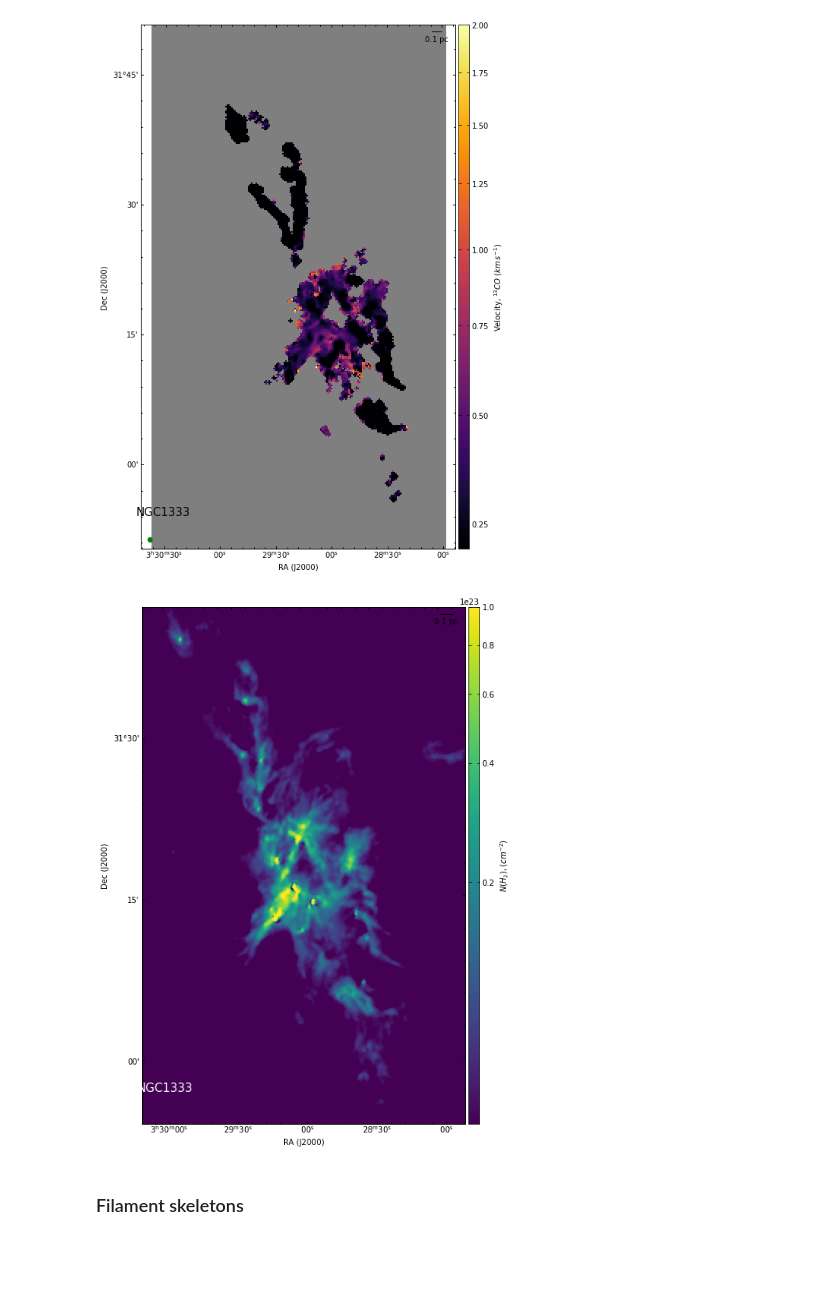
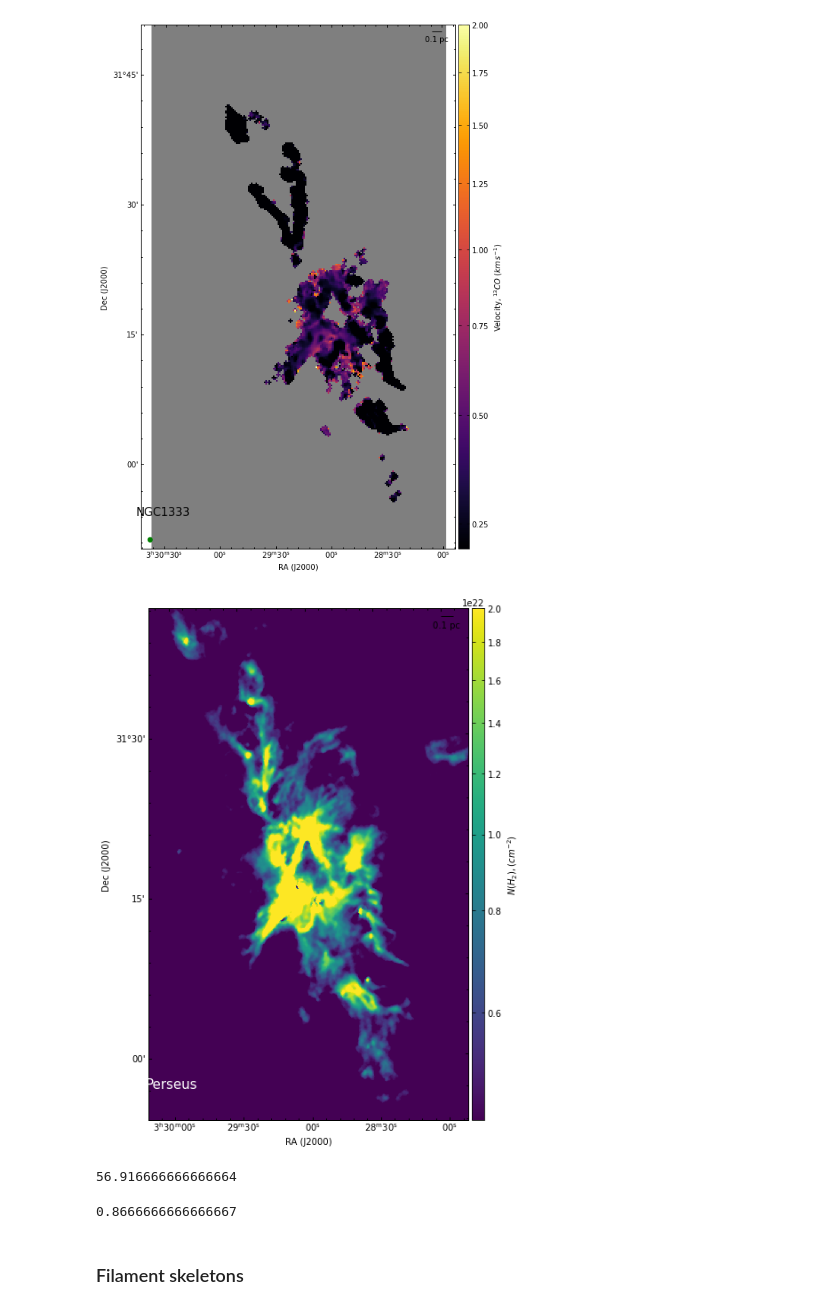
Before and after one commit to SpandanCh/SURFING_NGC1333, a Jupyter notebook: make_plots.ipynb, the cells around one changed output. Saved outputs shown, nothing was run; the diff lists cells and outputs as text; code cells hidden in the pictures; blank space fills up the shorter version.

```diff
--- a/make_plots.ipynb
+++ b/make_plots.ipynb
@@ -20,11 +20,12 @@ mpl.rcParams['ytick.direction'] = 'in'
 # %%
 # coh_core_bndry_fle = 'data_files_prev_works/coherent_core_bound_SD.fits'
 # %%
-def aplpy_plot(fig= None, fgsz=(7,7), data=None, hd=None, cmap='inferno', vmin=9.7, vmax=10.7, vmid=None,
-               colourscale_stretch='linear', colourbar=True, colourbar_text=r'$\rm{v_{LSR}}\ (km\,s^{-1})$',
-               colourbar_loc='right', beam_colour='green', bm_clr='k', x_bm_lbl=0.07, y_bm_lbl=0.07,
-               scalebar_corner='top right', background_grey=False, bckgr_gr_clr='0.8', zoom=False,
-               sbplt=[0, 0, 1, 1], contours=False, contour_clr='k', beam=True) :
+def aplpy_plot(fig= None, fgsz=(7,7), data=None, hd=None,
+               cmap='inferno', vmin=9.7, vmax=10.7, vmid=None, colourscale_stretch='linear',
+               colourbar=True, colourbar_text=r'$\rm{v_{LSR}}\ (km\,s^{-1})$', colourbar_loc='right',
+               beam=True, beam_colour='green', bm_clr='k', x_bm_lbl=0.07, y_bm_lbl=0.07,
+               scalebar_corner='top right', scalebar_length=0.1,
+               background_grey=False, bckgr_gr_clr='0.8', contours=False, contour_arr=None, contour_clr='k') :
     """
     return aplpy FITSfigure for given data
 
@@ -43,23 +44,20 @@ def aplpy_plot(fig= None, fgsz=(7,7), data=None, hd=None, cmap='inferno', vmin=9
     colourbar_text      : text accompanying the colourbar. Default is for v_lsr
     colourbar_loc       : location of the colourbar on the map. Default is 'right'
 
+    beam                : Bool, whether to add beam on the figure. Default is 'True'
     beam_colour         : colour of the beam to be shown. Default is 'green'
     bm_clr              : colour of the text accompanying beam (the region name), default is k
     x_bm_lbl, y_bm_lbl  : position of the accompanying text (region name). Default is (0.07, 0.07)
 
     scalebar_corner     : position of the scale bar. Default is 'top right'
+    scalebar_length     : physical length (in pc) of the scalebar to plot. Default is 0.1
 
-    background_grey     : whether to set background NaN to a different colour instead of the default white.
-                         Default is 'False'
+    background_grey     : whether to set background NaN to a colour other than default white. Default is 'False'
     bckgr_gr_clr        : colour of the background NaN. Default is '0.8'
 
-
-    zoom                : ff set to 'True', the figure shows a zoomed-in view of the B5 core. Default is 'False'
-
-    sbplt               : which subplot to use. Only used if an existing figure is passed. Default is [0, 0, 1, 1]
-
-    contours            : whether to show the contours of the different regions (filaments 1 & 2,
-                          condensations 1, 2 & 3). Default is False
+    contours            : whether to show any contours. Default is False
+    contour_arr         : numpy 2D array to show contours from
+    contour_lev         : list, contour levels to plot
     contour_clr         : colour of the region contours, default is black
     """
 
@@ -89,17 +87,14 @@ def aplpy_plot(fig= None, fgsz=(7,7), data=None, hd=None, cmap='inferno', vmin=9
 
     # add scalebar at a distance of 302 pc (for B5)
     distance = 302 *u.pc
-    scale=(0.1*u.pc/distance*u.rad).to(u.deg)
-    fig.add_scalebar(scale, label='0.1 pc', corner=scalebar_corner)
+    scale=(scalebar_length*u.pc/distance*u.rad).to(u.deg)
+    fig.add_scalebar(scale, label=str(scalebar_length)+' pc', corner=scalebar_corner)
 #     fig.set_nan_color('0.7')
     fig.ticks.set_color('black')
 
     # write name of the region : B5
     fig.add_label( x_bm_lbl, y_bm_lbl, 'NGC1333', relative=True, color= bm_clr, size=15)
 
-    # zoom around the core
-#     if zoom:
-#         fig.recenter(56.914, 32.879, width=0.13, height=0.138)
 
     # show contours of filament 1, filament 2, condensation 1, condensation 2 and condensation 3
 #     if contours :
@@ -410,15 +405,27 @@ fig = aplpy_plot(data=sig_nh3_orig, hd=hd_nh3_orig, cmap='inferno', zoom=True, f
 # %% [output]
 [figure]
 # %%
-h2col, hd_h2 = fits.getdata('HGBS_perseus_hires_column_density_map.fits', header=True)
+h2col, hd_h2 = fits.getdata('../HGBS_perseus_hires_column_density_map.fits', header=True)
 # %%
-fig = aplpy_plot(data=h2col, hd=hd_h2, cmap='viridis', zoom=True, fgsz=(6,10), vmin=5e21,
-                 vmax=1e23, vmid=-2, contours=False, contour_clr='k', background_grey=True, bckgr_gr_clr='0.5',
-                 colourbar_text=r'$N(H_2), (cm^{-2})$', colourscale_stretch='log', beam=False, bm_clr='w')
+fig = aplpy_plot(data=h2col, hd=hd_h2, cmap='viridis', zoom=True, fgsz=(10,8), vmin=4.5e21, reg_name='Perseus',
+                 vmax=2e22, vmid=-2, contours=False, contour_clr='k', background_grey=True, bckgr_gr_clr='0.5',
+                 colourbar_text=r'$N(H_2), (cm^{-2})$', colourscale_stretch='log', beam=False, bm_clr='w',
+                 scalebar_length=0.1)
 
 fig.recenter(52.25, 31.3, width=0.50, height=0.8)
+# fig.recenter(56.916667, 32.873, width=0.15, height=0.18)
+
+# fig.savefig('../../../B5_HGBS_NH2.pdf', dpi=200)
 # %% [output]
-[figure, old version]
+[figure, new version]
+# %%
+(3 + (47 + (40/60) )/60 ) *15
+# %% [output]
+56.916666666666664
+# %%
+52/60
+# %% [output]
+0.8666666666666667
 # %% [markdown]
 ### Filament skeletons
 # %%
```
